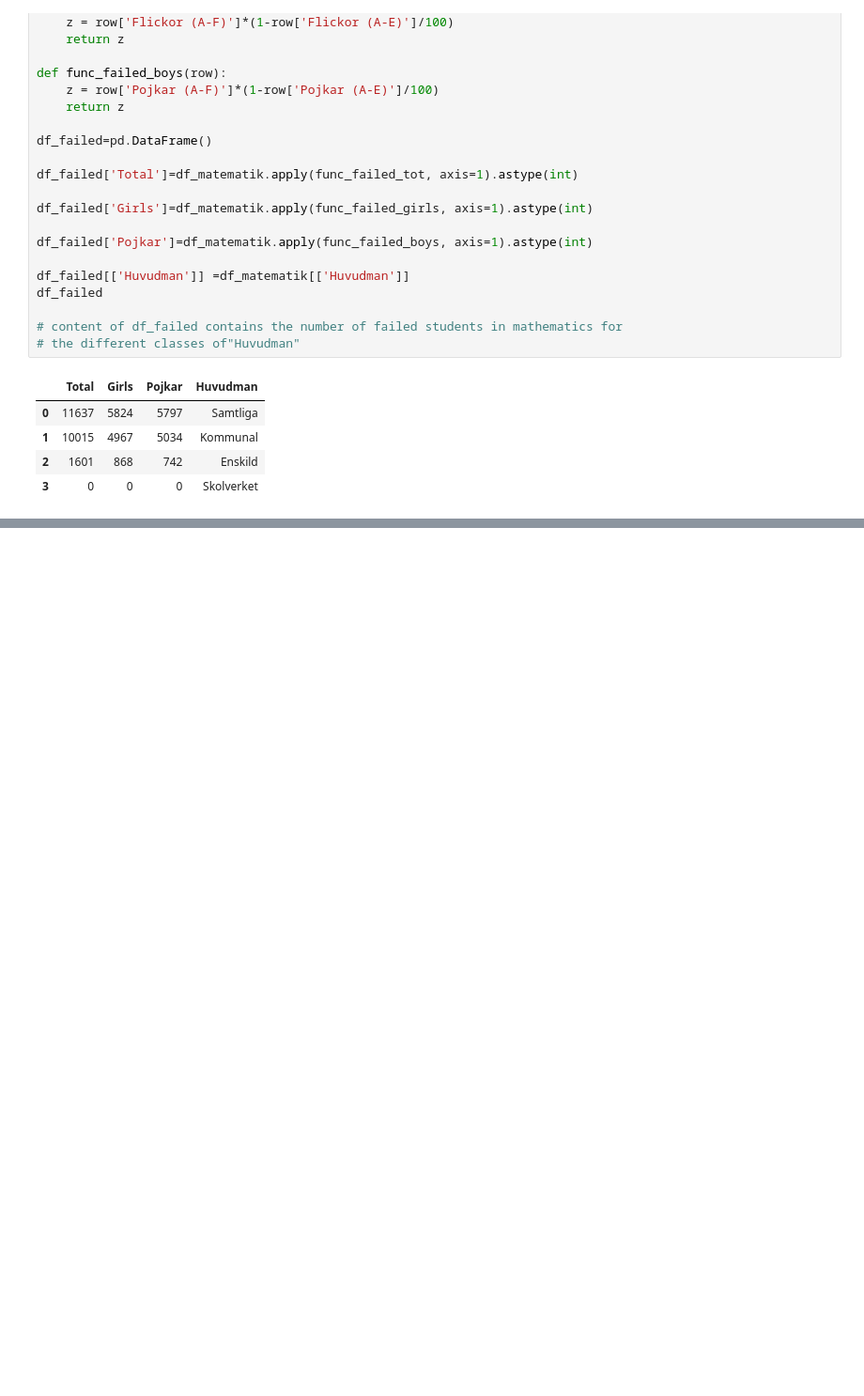
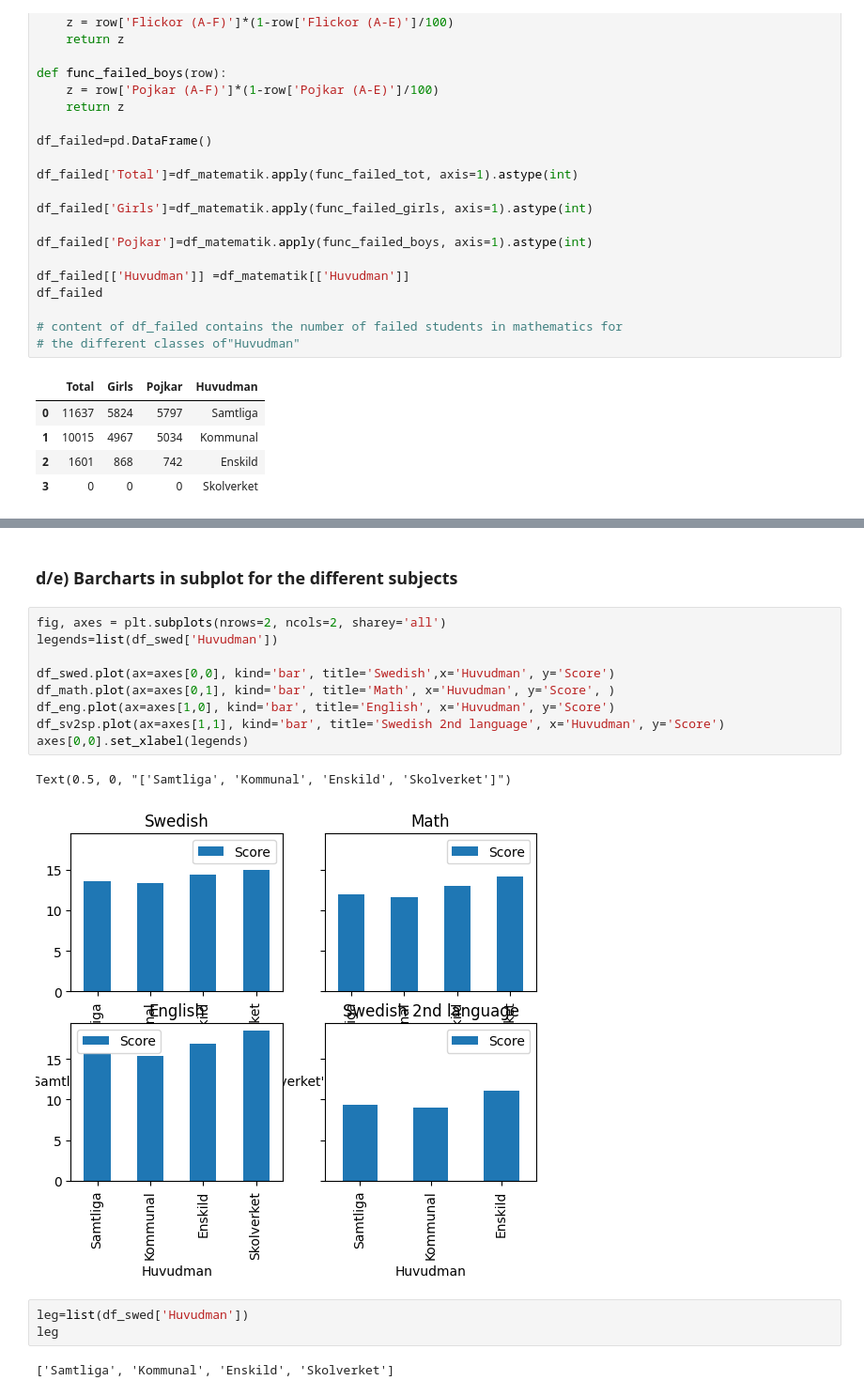
Before and after one commit to danlundh67/PISA-data-processing, a Jupyter notebook: pisa.ipynb, the cells around one changed output, grey strips where cells are left out. Shown at 94% size. Saved outputs shown, nothing was run; the diff lists cells and outputs as text; blank space fills up the shorter version.

Commit message:
stared subplot

```diff
--- a/pisa.ipynb
+++ b/pisa.ipynb
@@ -88,0 +107,19 @@ df_tmp
+# %% [markdown]
+### d/e) Barcharts in subplot for the different subjects
+# %%
+fig, axes = plt.subplots(nrows=2, ncols=2, sharey='all')
+legends=list(df_swed['Huvudman'])
+
+df_swed.plot(ax=axes[0,0], kind='bar', title='Swedish',x='Huvudman', y='Score')
+df_math.plot(ax=axes[0,1], kind='bar', title='Math', x='Huvudman', y='Score', )
+df_eng.plot(ax=axes[1,0], kind='bar', title='English', x='Huvudman', y='Score')
+df_sv2sp.plot(ax=axes[1,1], kind='bar', title='Swedish 2nd language', x='Huvudman', y='Score')
+axes[0,0].set_xlabel(legends)
+# %% [output]
+Text(0.5, 0, "['Samtliga', 'Kommunal', 'Enskild', 'Skolverket']")
+[figure, added]
+# %%
+leg=list(df_swed['Huvudman'])
+leg
+# %% [output]
+['Samtliga', 'Kommunal', 'Enskild', 'Skolverket']
```
Also changed, not shown: parts of 7 cells of this notebook.
